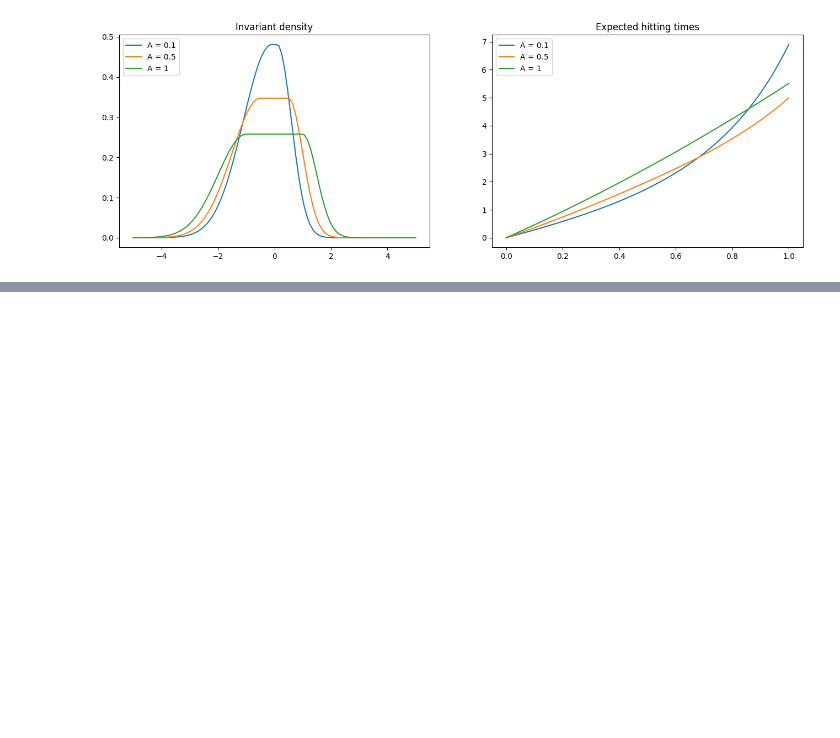
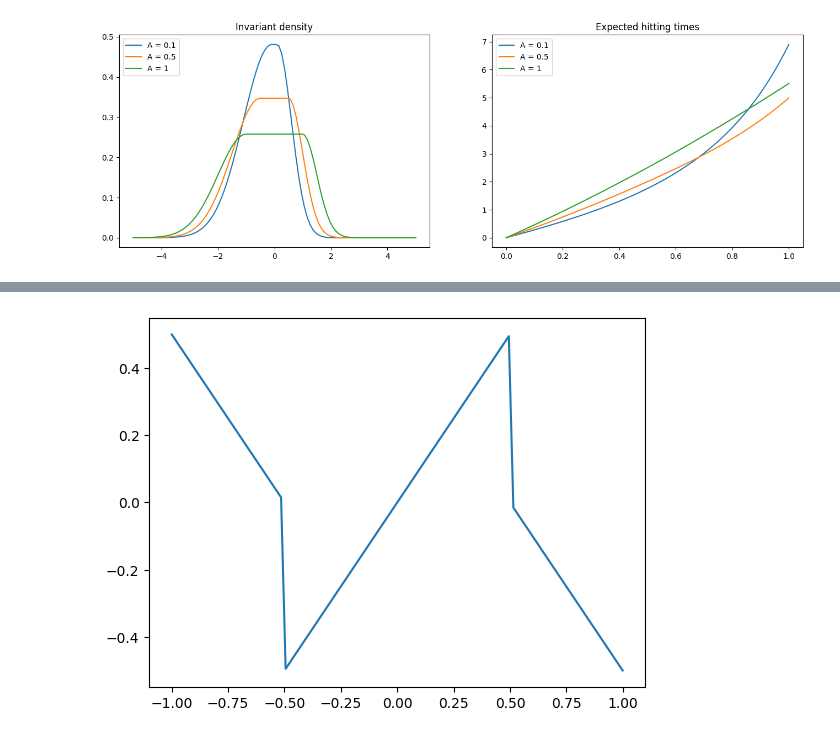
Before and after one commit to RasmusBrostroem/Data-driven-algorithms-for-Impulse-control-problem-Thesis, a Jupyter notebook: TestingDriftFunctions.ipynb, the cells around one changed output, grey strips where cells are left out. Drawn from its saved outputs; the diff is of its cells as text; code cells hidden in the pictures; blank space fills up the shorter version.

```diff
--- a/TestingDriftFunctions.ipynb
+++ b/TestingDriftFunctions.ipynb
@@ -274,0 +317,9 @@ plt.show()
+# %%
+vals = np.linspace(-1,1,100)
+d = b8(1,0.5)
+
+ys = [d(y) for y in vals]
+plt.plot(vals, ys)
+plt.show()
+# %% [output]
+[figure, added]
```
Also changed, not shown: parts of 8 cells of this notebook.
